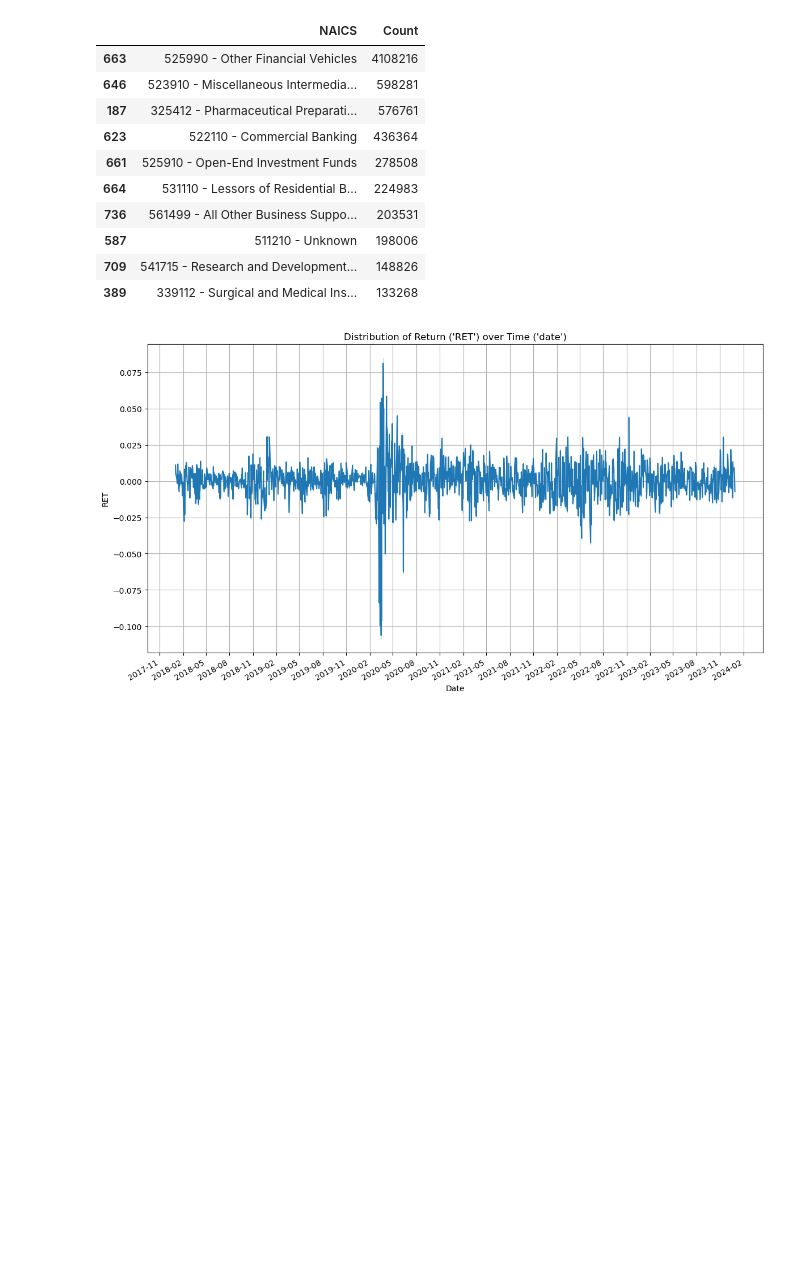
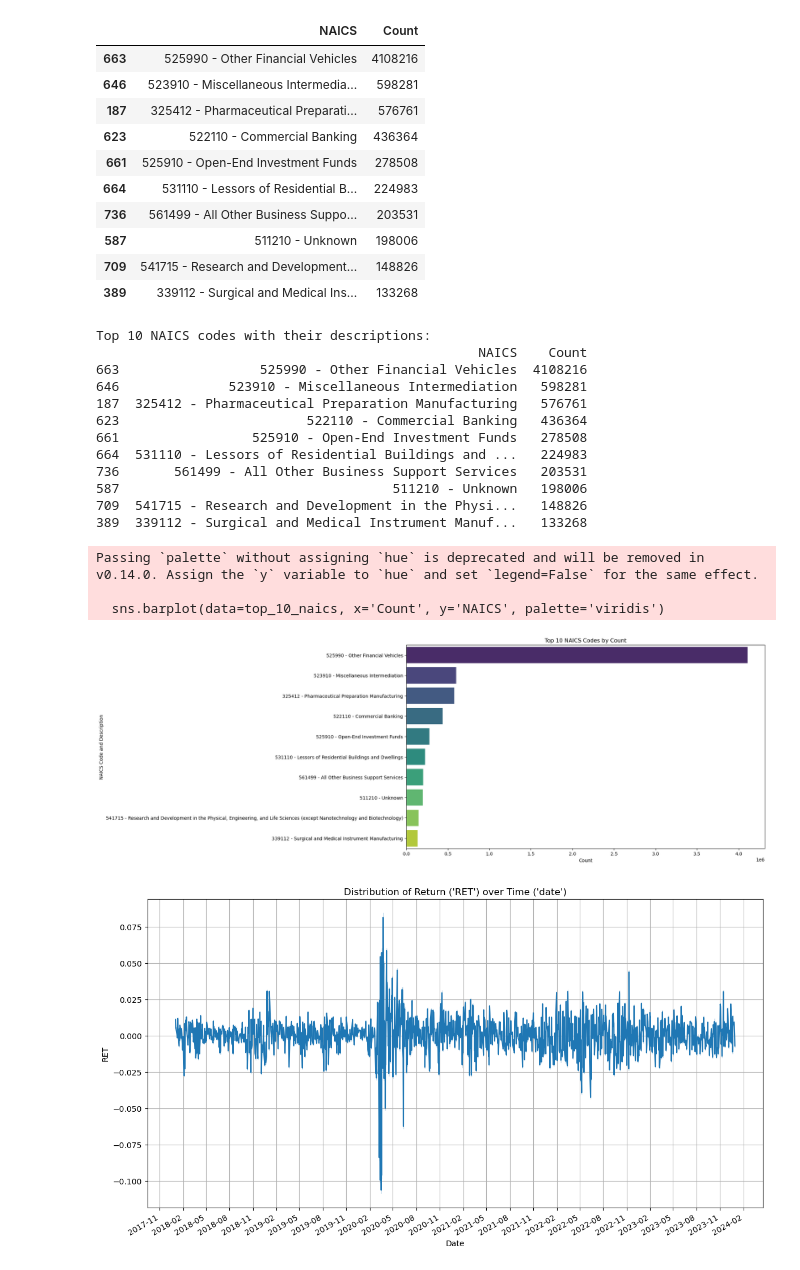
Before and after one commit to Shuo-Wang-UCBerkeley/VIP, a Jupyter notebook: src/jenna/crsp_2018-2023_eda.ipynb, the cells around one changed output. Cells and saved outputs as stored; diff of their text form; code cells hidden in the pictures; blank space fills up the shorter version.

```diff
--- a/src/jenna/crsp_2018-2023_eda.ipynb
+++ b/src/jenna/crsp_2018-2023_eda.ipynb
@@ -430,6 +406,36 @@ Top 10 NAICS codes with their descriptions:
 | 587 | 511210 - Unknown | 198006 |
 | 709 | 541715 - Research and Development... | 148826 |
 | 389 | 339112 - Surgical and Medical Ins... | 133268 |
+# %%
+top_10_naics = grouped_naics_sorted.head(10)
+
+print("\nTop 10 NAICS codes with their descriptions:")
+print(top_10_naics)
+
+# Plotting the top 10 NAICS codes in a bar graph
+plt.figure(figsize=(14, 8))
+sns.barplot(data=top_10_naics, x='Count', y='NAICS', palette='viridis')
+plt.title('Top 10 NAICS Codes by Count')
+plt.xlabel('Count')
+plt.ylabel('NAICS Code and Description')
+plt.show()
+# %% [output]
+Top 10 NAICS codes with their descriptions:
+                                                 NAICS    Count
+663                  525990 - Other Financial Vehicles  4108216
+646              523910 - Miscellaneous Intermediation   598281
+187  325412 - Pharmaceutical Preparation Manufacturing   576761
+623                        522110 - Commercial Banking   436364
+661                 525910 - Open-End Investment Funds   278508
+664  531110 - Lessors of Residential Buildings and ...   224983
+736       561499 - All Other Business Support Services   203531
+587                                   511210 - Unknown   198006
+709  541715 - Research and Development in the Physi...   148826
+389  339112 - Surgical and Medical Instrument Manuf...   133268
+Passing `palette` without assigning `hue` is deprecated and will be removed in v0.14.0. Assign the `y` variable to `hue` and set `legend=False` for the same effect.
+
+  sns.barplot(data=top_10_naics, x='Count', y='NAICS', palette='viridis')
+[figure, added]
 # %%
 df['date'] = pd.to_datetime(df['date'], errors='coerce')
 
```
Also changed, not shown: parts of 8 cells of this notebook.
